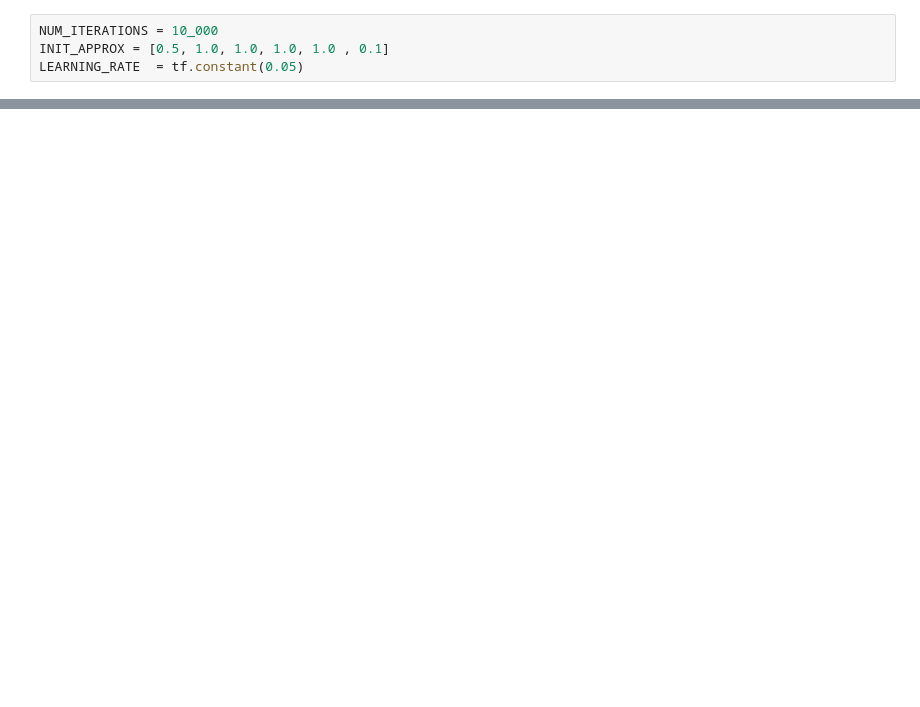
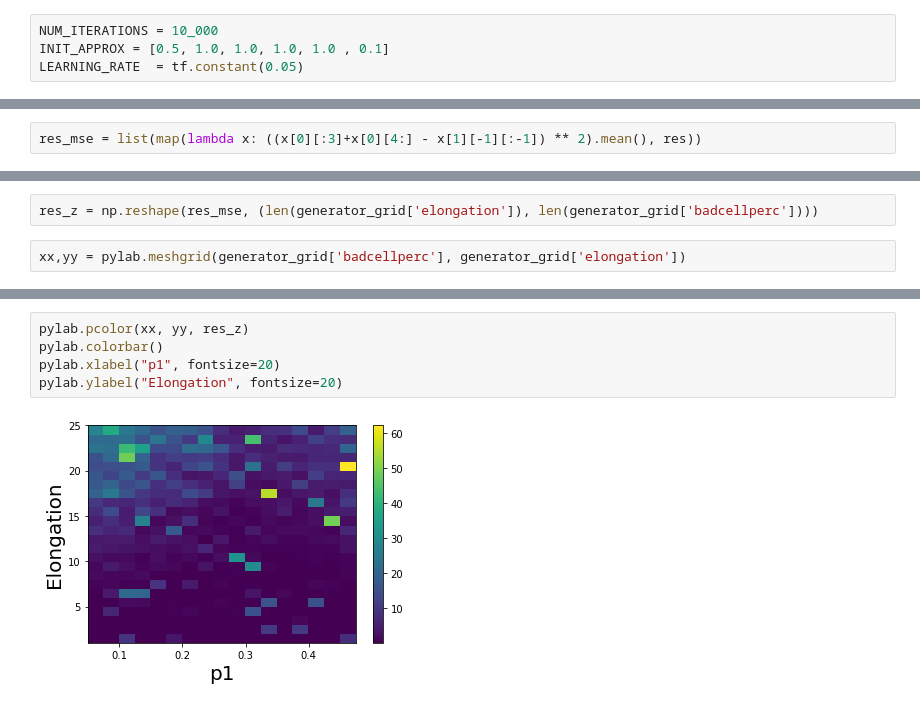
Before and after one commit to soapun/mcmc, a Jupyter notebook: dif_pat_bimodal_tf.ipynb, the cells around one changed output, grey strips where cells are left out. Cells and saved outputs as stored; diff of their text form; blank space fills up the shorter version.

```diff
--- a/dif_pat_bimodal_tf.ipynb
+++ b/dif_pat_bimodal_tf.ipynb
@@ -254,0 +233,2 @@ ax3.legend()
+# %%
+res_mse = list(map(lambda x: ((x[0][:3]+x[0][4:] - x[1][-1][:-1]) ** 2).mean(), res))
@@ -254,0 +245,4 @@ ax3.legend()
+# %%
+res_z = np.reshape(res_mse, (len(generator_grid['elongation']), len(generator_grid['badcellperc'])))
+# %%
+xx,yy = pylab.meshgrid(generator_grid['badcellperc'], generator_grid['elongation'])
@@ -254,0 +269,7 @@ ax3.legend()
+# %%
+pylab.pcolor(xx, yy, res_z)
+pylab.colorbar()
+pylab.xlabel("p1", fontsize=20)
+pylab.ylabel("Elongation", fontsize=20)
+# %% [output]
+[figure, added]
```
Also changed, not shown: parts of 32 cells of this notebook.
